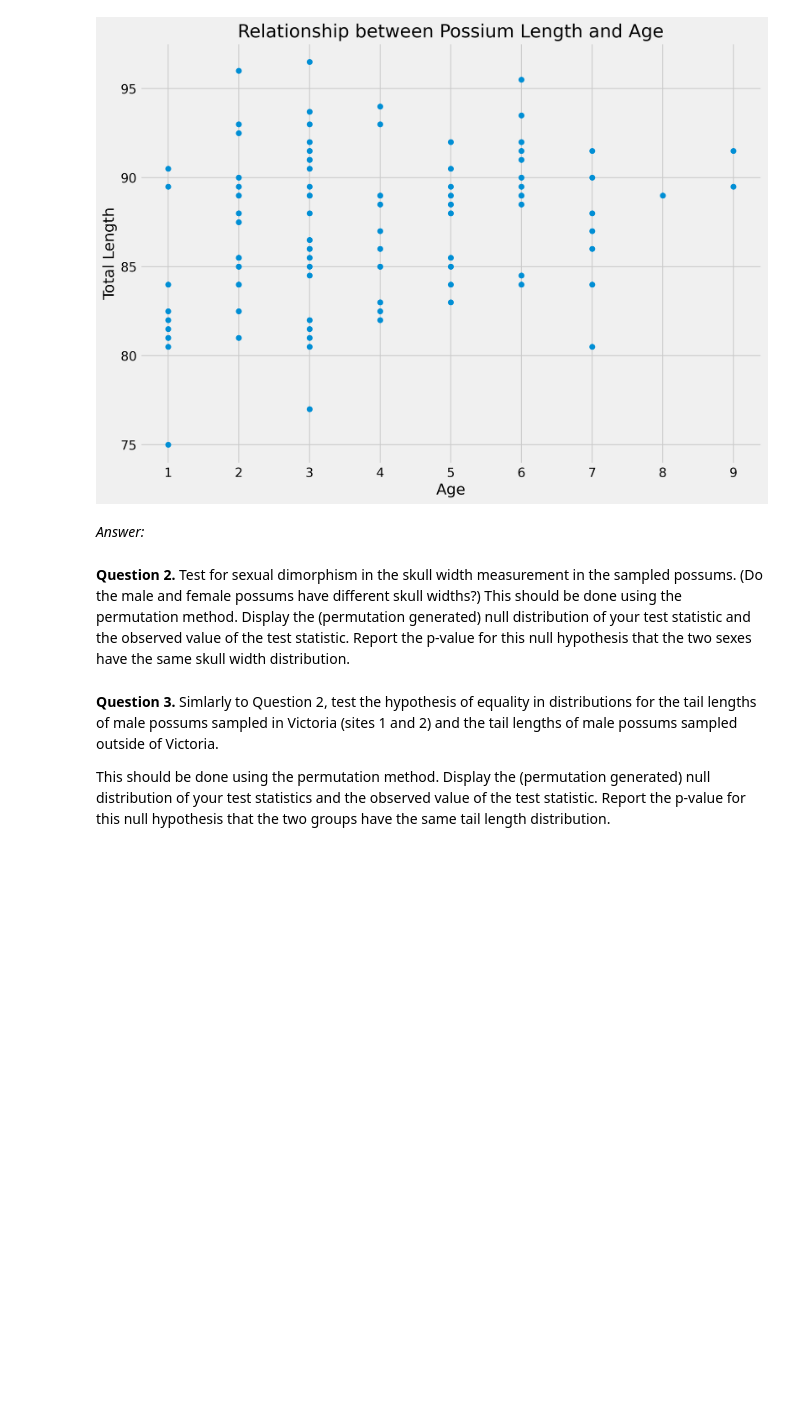
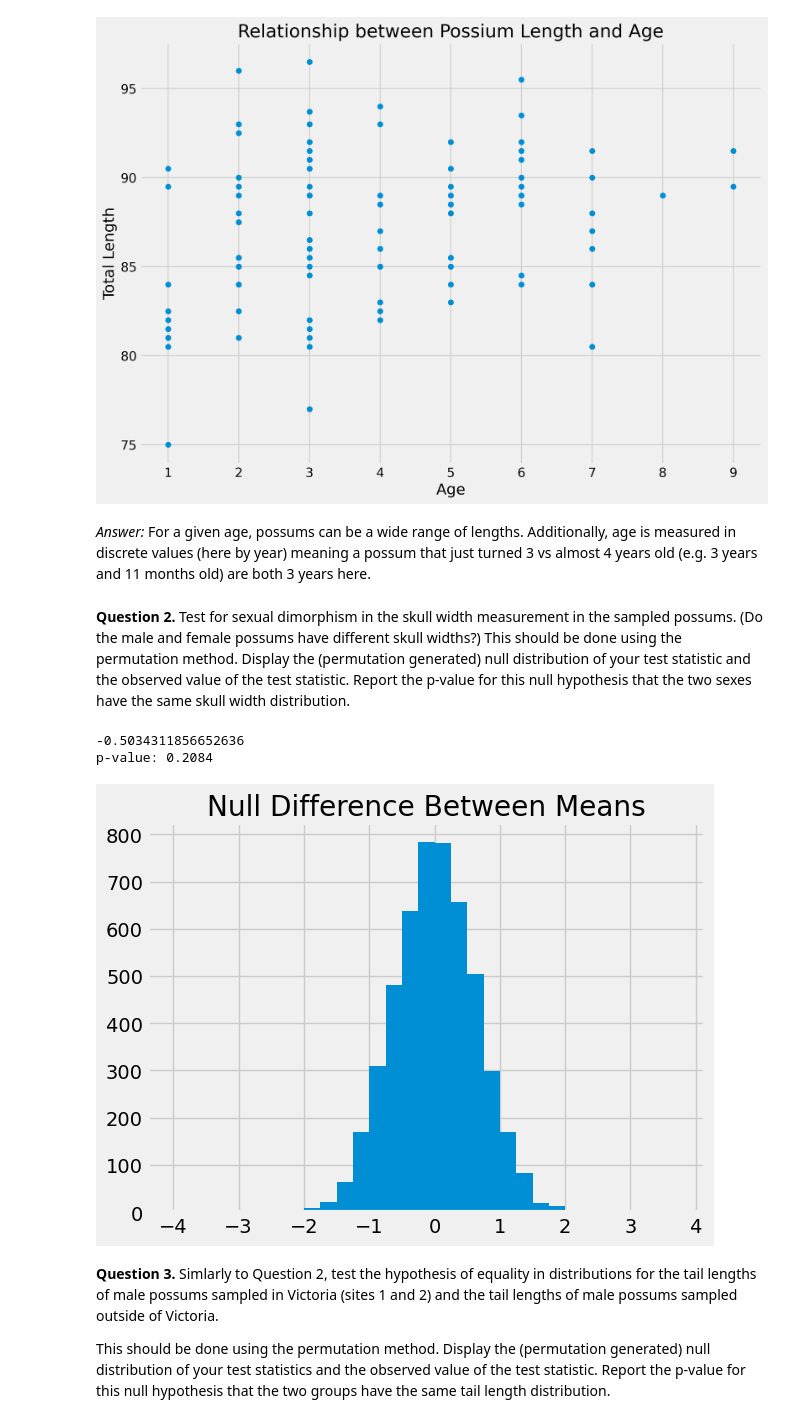
Before and after one commit to mattzhao-R/data-118, a Jupyter notebook: hw/homework07_Fall22.ipynb, the cells around one changed output. Drawn from its saved outputs; the diff is of its cells as text; code cells hidden in the pictures; blank space fills up the shorter version.

```diff
--- a/hw/homework07_Fall22.ipynb
+++ b/hw/homework07_Fall22.ipynb
@@ -74,7 +74,7 @@ plt.title('Relationship between Possium Length and Age')
 # %% [output]
 Text(0.5, 1.0, 'Relationship between Possium Length and Age')
 [figure]
-# %% [markdown]
-*Answer:*
+# %% [markdown]
+*Answer:* For a given age, possums can be a wide range of lengths. Additionally, age is measured in discrete values (here by year) meaning a possum that just turned 3 vs almost 4 years old (e.g. 3 years and 11 months old) are both 3 years here.
 # %% [markdown]
 **Question 2.** Test for sexual dimorphism in the skull width measurement in the sampled possums.  (Do the male and female possums have different skull widths?)  This should be done using the permutation method. Display the (permutation generated) null distribution of your test statistic and the observed value of the test statistic. Report the p-value for this null hypothesis that the two sexes have the same skull width distribution.
@@ -83,3 +81,31 @@ Text(0.5, 1.0, 'Relationship between Possium Length and Age')
+# %%
+# permutation generated df
+widths = p_df[['skull_w']]
+group_labels = p_df['sex'].values
+differences = np.array([])
+
+for _ in np.arange(5000):
+    shuffled_widths = widths.sample(len(widths),replace = False)['skull_w'].values
+    shuffled_df=pd.DataFrame({"Shuffled Widths":shuffled_widths,"Label":group_labels})
+    smeans_df=shuffled_df.groupby('Label').mean()
+    new_diff=smeans_df.iloc[0]-smeans_df.iloc[1]
+    differences = np.append(differences, new_diff)
+
+# plot of permutation generated null distribution
+plt.hist(differences,bins=np.arange(-4,4,0.25))
+plt.title("Null Difference Between Means");
+
+# observed value of test stat
+means_df = p_df.groupby('sex')['skull_w'].mean()
+observed_difference = means_df.iloc[0] - means_df.iloc[1]
+print(observed_difference)
+
+# p-value
+print('p-value:',np.count_nonzero(observed_difference > differences) / len(differences))
+# %% [output]
+-0.5034311856652636
+p-value: 0.2084
+[figure, added]
 # %% [markdown]
 **Question 3.** Simlarly to Question 2, test the hypothesis of equality in distributions for the tail lengths of male possums sampled in Victoria (sites 1 and 2) and the tail lengths of male possums sampled outside of Victoria.
 
```
Also changed, not shown: parts of 33 cells of this notebook, 9 other files.
